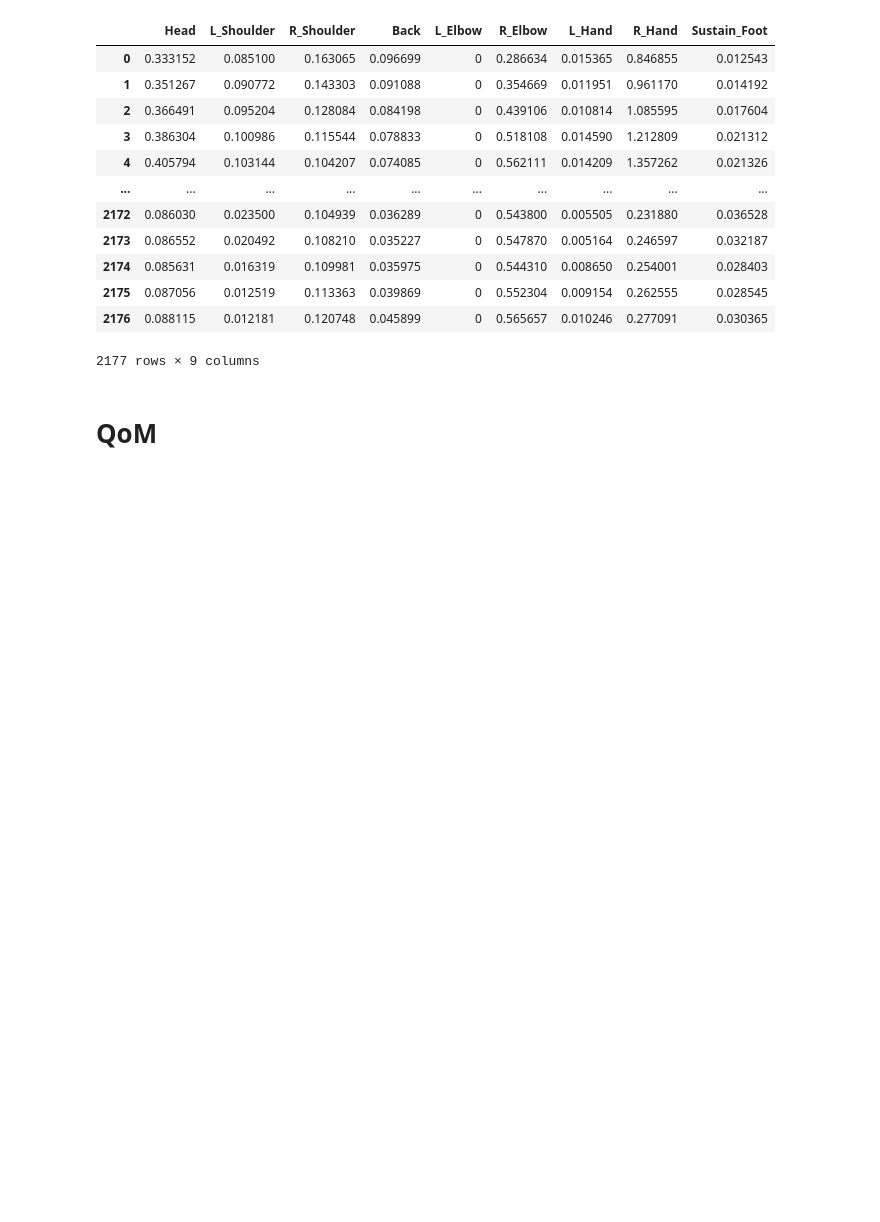
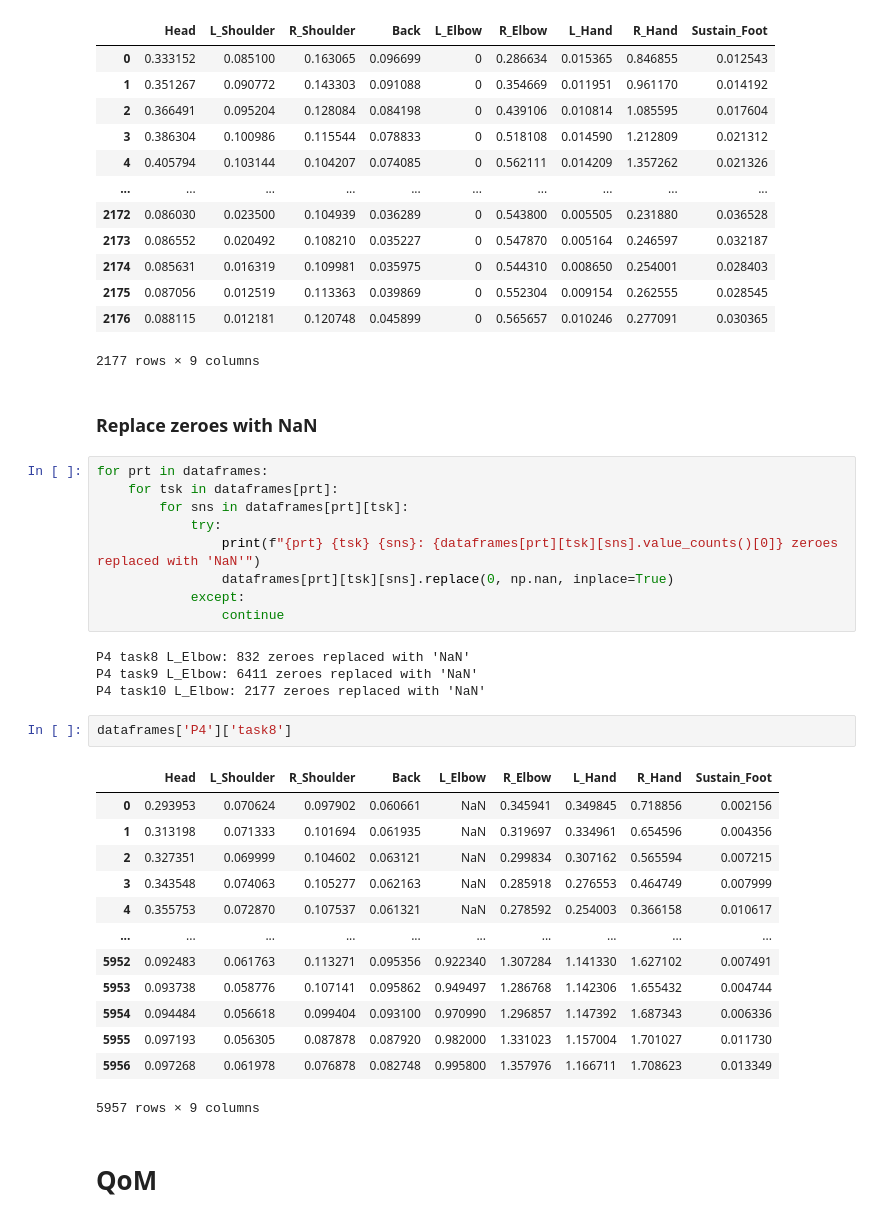
Before and after one commit to wnetzel/Pilot-Study, a Jupyter notebook: Notebooks/QoM.ipynb, the cells around one changed output. Saved outputs shown, nothing was run; the diff lists cells and outputs as text; blank space fills up the shorter version.

```diff
--- a/Notebooks/QoM.ipynb
+++ b/Notebooks/QoM.ipynb
@@ -170,6 +170,37 @@ dataframes['P4']['task10']
 | 2175 | 0.087056 | 0.012519 | 0.113363 | 0.039869 | 0 | 0.552304 | 0.009154 | 0.262555 | 0.028545 |
 | 2176 | 0.088115 | 0.012181 | 0.120748 | 0.045899 | 0 | 0.565657 | 0.010246 | 0.277091 | 0.030365 |
 2177 rows × 9 columns
+# %% [markdown]
+### Replace zeroes with NaN
+# %%
+for prt in dataframes:
+    for tsk in dataframes[prt]:
+        for sns in dataframes[prt][tsk]:
+            try:
+                print(f"{prt} {tsk} {sns}: {dataframes[prt][tsk][sns].value_counts()[0]} zeroes replaced with 'NaN'")
+                dataframes[prt][tsk][sns].replace(0, np.nan, inplace=True)
+            except:
+                continue
+# %% [output]
+P4 task8 L_Elbow: 832 zeroes replaced with 'NaN'
+P4 task9 L_Elbow: 6411 zeroes replaced with 'NaN'
+P4 task10 L_Elbow: 2177 zeroes replaced with 'NaN'
+# %%
+dataframes['P4']['task8']
+# %% [output]
+|  | Head | L_Shoulder | R_Shoulder | Back | L_Elbow | R_Elbow | L_Hand | R_Hand | Sustain_Foot |
+| 0 | 0.293953 | 0.070624 | 0.097902 | 0.060661 | NaN | 0.345941 | 0.349845 | 0.718856 | 0.002156 |
+| 1 | 0.313198 | 0.071333 | 0.101694 | 0.061935 | NaN | 0.319697 | 0.334961 | 0.654596 | 0.004356 |
+| 2 | 0.327351 | 0.069999 | 0.104602 | 0.063121 | NaN | 0.299834 | 0.307162 | 0.565594 | 0.007215 |
+| 3 | 0.343548 | 0.074063 | 0.105277 | 0.062163 | NaN | 0.285918 | 0.276553 | 0.464749 | 0.007999 |
+| 4 | 0.355753 | 0.072870 | 0.107537 | 0.061321 | NaN | 0.278592 | 0.254003 | 0.366158 | 0.010617 |
+| ... | ... | ... | ... | ... | ... | ... | ... | ... | ... |
+| 5952 | 0.092483 | 0.061763 | 0.113271 | 0.095356 | 0.922340 | 1.307284 | 1.141330 | 1.627102 | 0.007491 |
+| 5953 | 0.093738 | 0.058776 | 0.107141 | 0.095862 | 0.949497 | 1.286768 | 1.142306 | 1.655432 | 0.004744 |
+| 5954 | 0.094484 | 0.056618 | 0.099404 | 0.093100 | 0.970990 | 1.296857 | 1.147392 | 1.687343 | 0.006336 |
+| 5955 | 0.097193 | 0.056305 | 0.087878 | 0.087920 | 0.982000 | 1.331023 | 1.157004 | 1.701027 | 0.011730 |
+| 5956 | 0.097268 | 0.061978 | 0.076878 | 0.082748 | 0.995800 | 1.357976 | 1.166711 | 1.708623 | 0.013349 |
+5957 rows × 9 columns
 # %% [markdown]
 # QoM
 # %%
```
Also changed, not shown: parts of 41 cells of this notebook, 15 other files.
